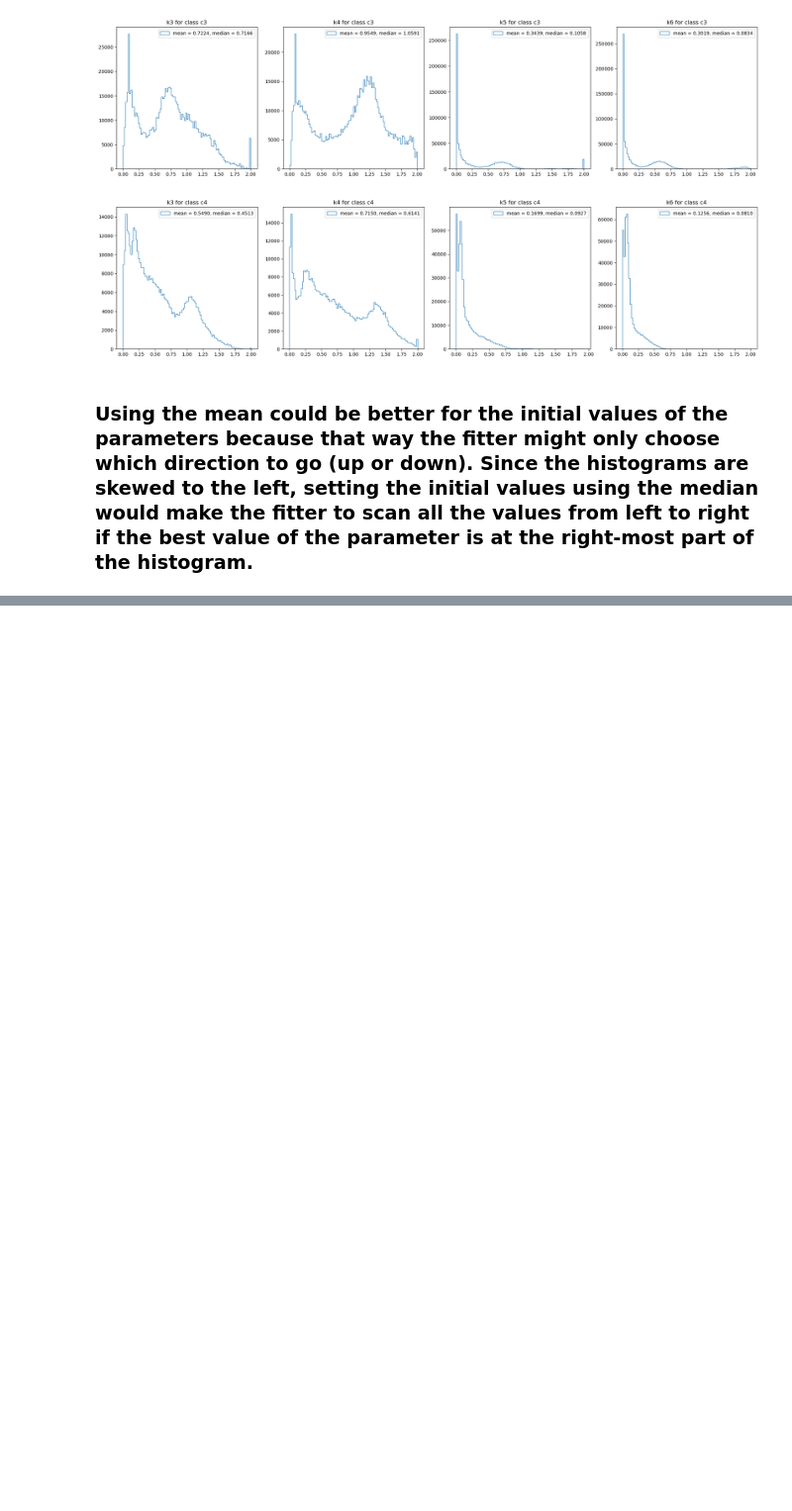
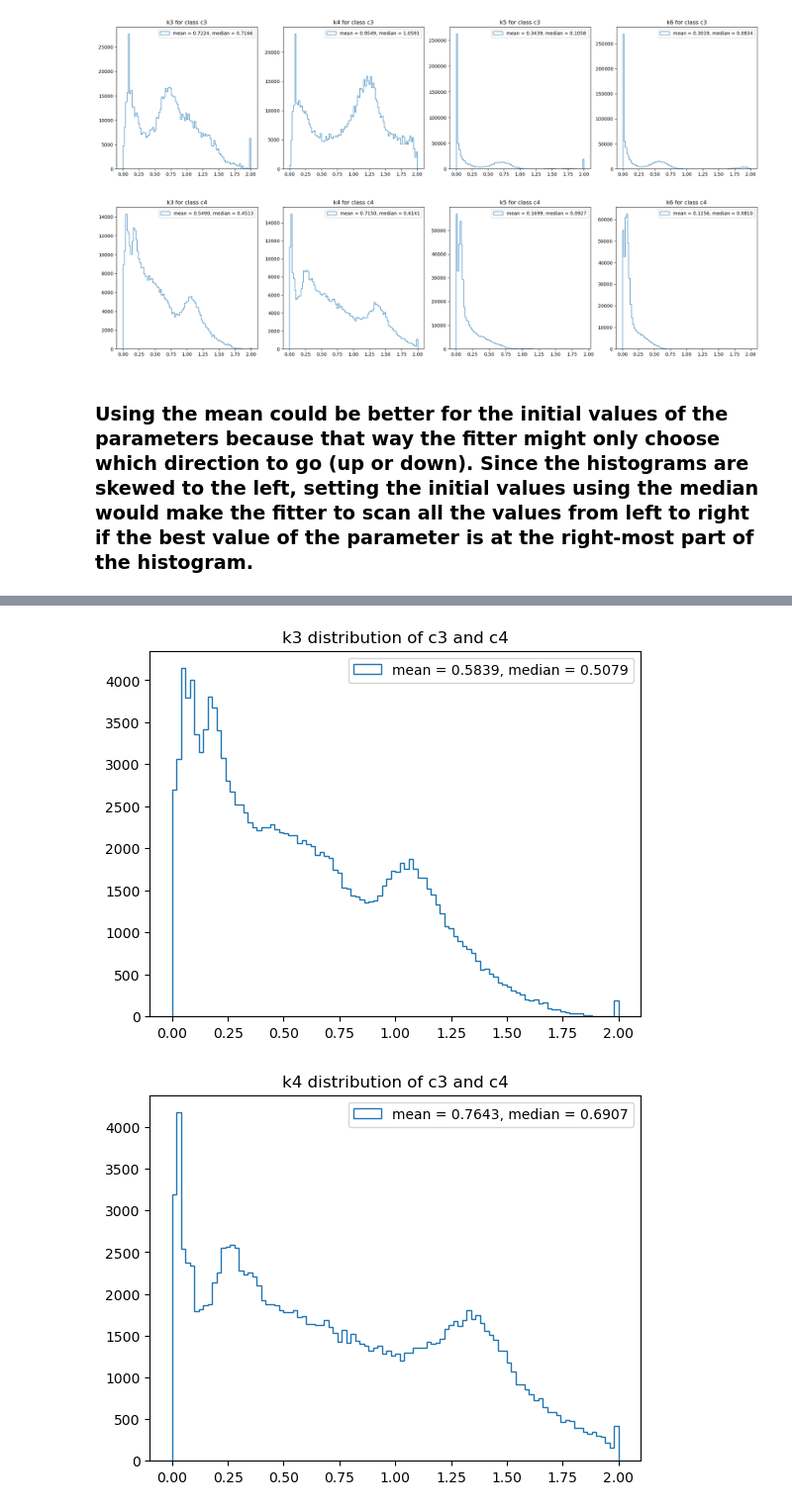
Before and after one commit to fanrado/CHN_CLASSIFIER_CE, a Jupyter notebook: DataLabelling_basedOnEA.ipynb, the cells around one changed output, grey strips where cells are left out. Shown at 99% size. Drawn from its saved outputs; the diff is of its cells as text; code cells hidden in the pictures; blank space fills up the shorter version.

```diff
--- a/DataLabelling_basedOnEA.ipynb
+++ b/DataLabelling_basedOnEA.ipynb
@@ -840,0 +904,31 @@ pre_class.to_csv(f'{path_to_preclass_csv}/preclassified_chn_run_30413.csv', inde
+# %%
+plt.figure()
+label = f'mean = {np.mean(c3_c4["k3"]):.4f}, median = {np.median(c3_c4["k3"]):.4f}'
+plt.hist(c3_c4['k3'], label=label, histtype='step', bins=100)
+plt.title('k3 distribution of c3 and c4')
+plt.legend()
+plt.show()
+
+plt.figure()
+label = f'mean = {np.mean(c3_c4["k4"]):.4f}, median = {np.median(c3_c4["k4"]):.4f}'
+plt.hist(c3_c4['k4'], label=label, histtype='step', bins=100)
+plt.title('k4 distribution of c3 and c4')
+plt.legend()
+plt.show()
+
+plt.figure()
+label = f'mean = {np.mean(c3_c4["k5"]):.4f}, median = {np.median(c3_c4["k5"]):.4f}'
+plt.hist(c3_c4['k5'], label=label, histtype='step', bins=100)
+plt.title('k5 distribution of c3 and c4')
+plt.legend()
+plt.show()
+
+plt.figure()
+label = f'mean = {np.mean(c3_c4["k6"]):.4f}, median = {np.median(c3_c4["k6"]):.4f}'
+plt.hist(c3_c4['k6'], label=label, histtype='step', bins=100)
+plt.title('k6 distribution of c3 and c4')
+plt.legend()
+plt.show()
+# %% [output]
+[figure, added]
+[figure, added]
```
Also changed, not shown: parts of 14 cells of this notebook.
